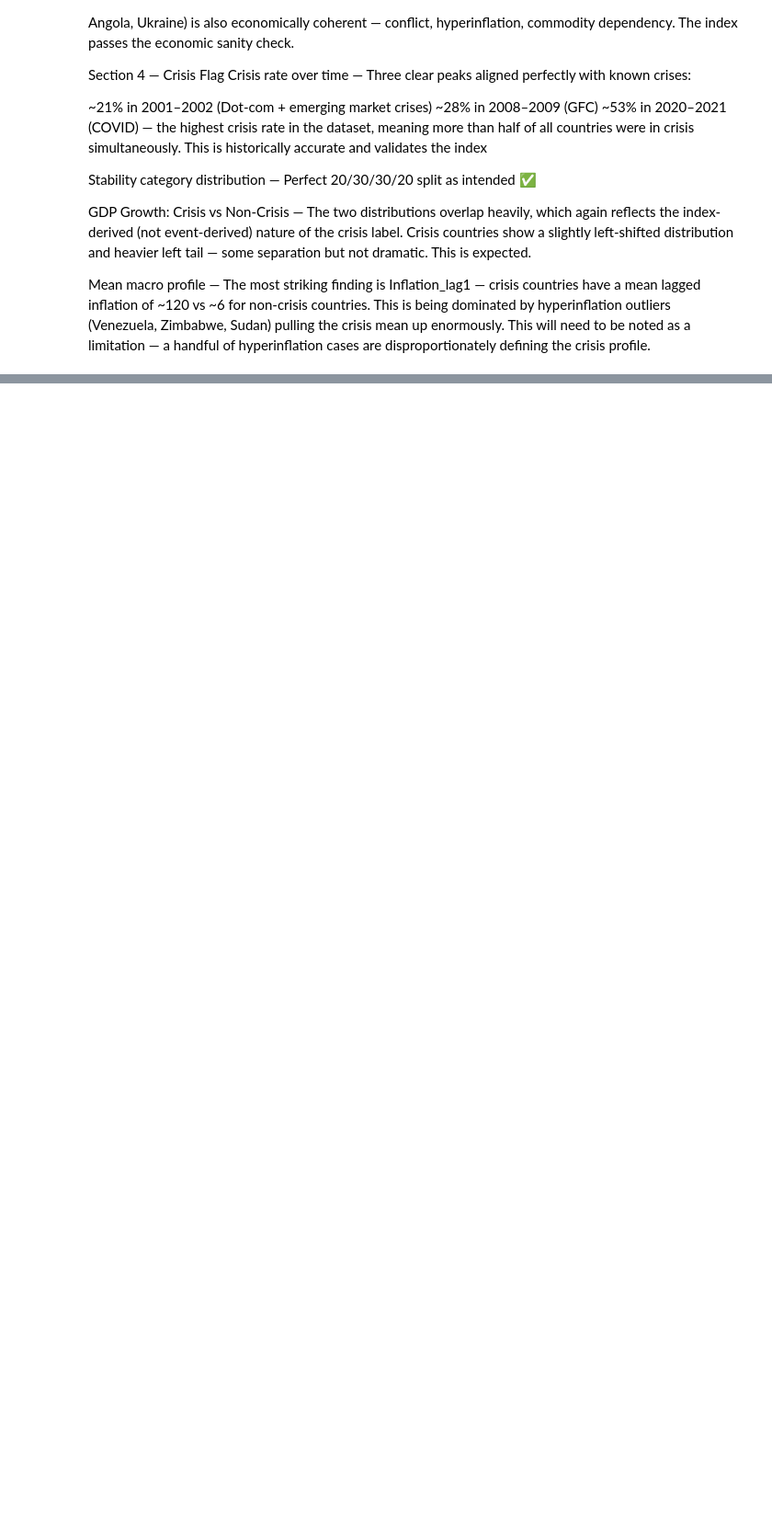
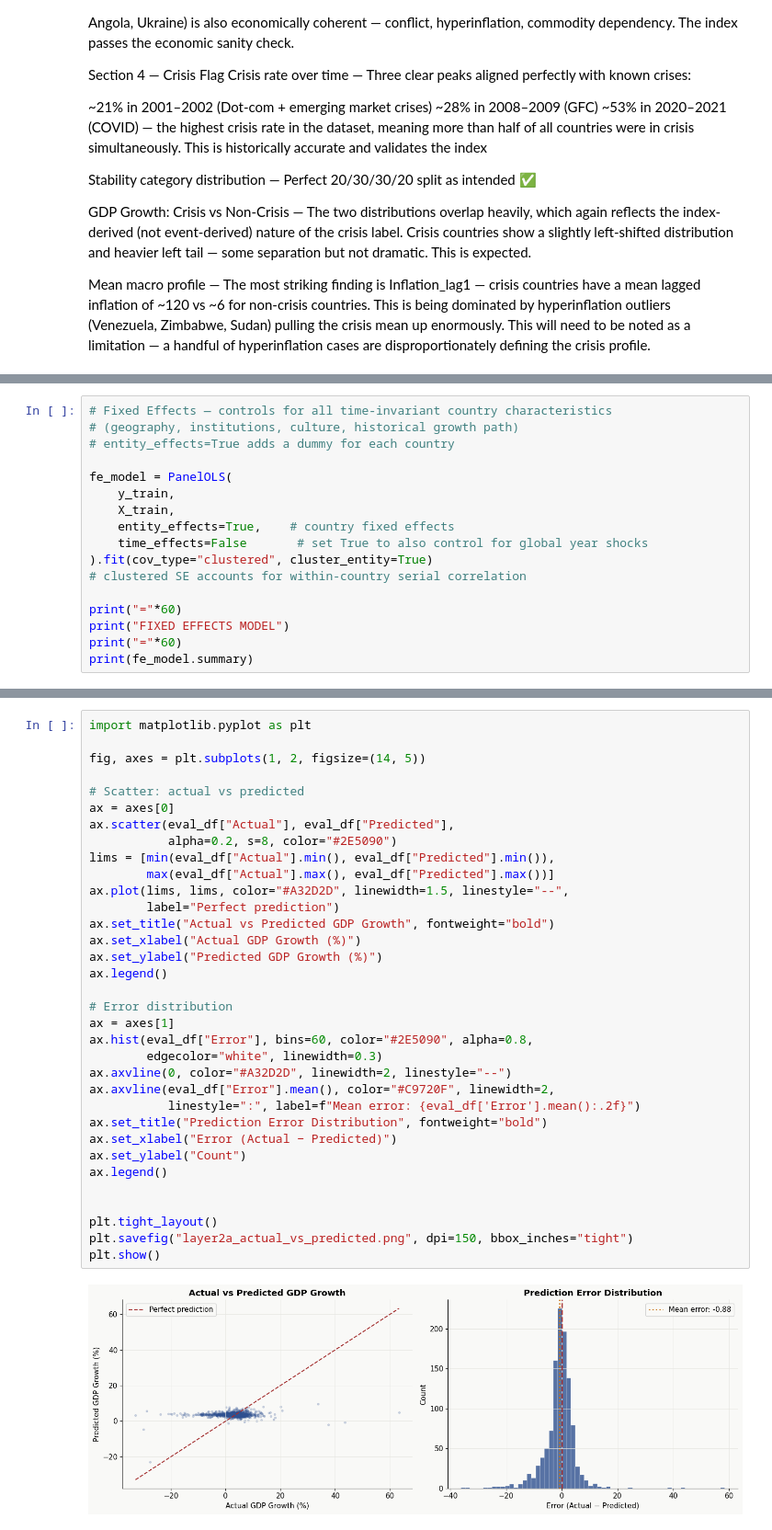
Before and after one commit to debottamc2002/Final_Project, a Jupyter notebook: Dataset/project.ipynb, the cells around one changed output, grey strips where cells are left out. Shown at 92% size. Cells and saved outputs as stored; diff of their text form; blank space fills up the shorter version.

```diff
--- a/Dataset/project.ipynb
+++ b/Dataset/project.ipynb
@@ -1397,0 +1474,17 @@ Mean macro profile — The most striking finding is Inflation_lag1 — crisis co
+# %%
+# Fixed Effects — controls for all time-invariant country characteristics
+# (geography, institutions, culture, historical growth path)
+# entity_effects=True adds a dummy for each country
+
+fe_model = PanelOLS(
+    y_train,
+    X_train,
+    entity_effects=True,    # country fixed effects
+    time_effects=False       # set True to also control for global year shocks
+).fit(cov_type="clustered", cluster_entity=True)
+# clustered SE accounts for within-country serial correlation
+
+print("="*60)
+print("FIXED EFFECTS MODEL")
+print("="*60)
+print(fe_model.summary)
@@ -1397,0 +1845,36 @@ Mean macro profile — The most striking finding is Inflation_lag1 — crisis co
+# %%
+import matplotlib.pyplot as plt
+
+fig, axes = plt.subplots(1, 2, figsize=(14, 5))
+
+# Scatter: actual vs predicted
+ax = axes[0]
+ax.scatter(eval_df["Actual"], eval_df["Predicted"],
+           alpha=0.2, s=8, color="#2E5090")
+lims = [min(eval_df["Actual"].min(), eval_df["Predicted"].min()),
+        max(eval_df["Actual"].max(), eval_df["Predicted"].max())]
+ax.plot(lims, lims, color="#A32D2D", linewidth=1.5, linestyle="--",
+        label="Perfect prediction")
+ax.set_title("Actual vs Predicted GDP Growth", fontweight="bold")
+ax.set_xlabel("Actual GDP Growth (%)")
+ax.set_ylabel("Predicted GDP Growth (%)")
+ax.legend()
+
+# Error distribution
+ax = axes[1]
+ax.hist(eval_df["Error"], bins=60, color="#2E5090", alpha=0.8,
+        edgecolor="white", linewidth=0.3)
+ax.axvline(0, color="#A32D2D", linewidth=2, linestyle="--")
+ax.axvline(eval_df["Error"].mean(), color="#C9720F", linewidth=2,
+           linestyle=":", label=f"Mean error: {eval_df['Error'].mean():.2f}")
+ax.set_title("Prediction Error Distribution", fontweight="bold")
+ax.set_xlabel("Error (Actual − Predicted)")
+ax.set_ylabel("Count")
+ax.legend()
+
+
+plt.tight_layout()
+plt.savefig("layer2a_actual_vs_predicted.png", dpi=150, bbox_inches="tight")
+plt.show()
+# %% [output]
+[figure, added]
```
Also changed, not shown: parts of 19 cells of this notebook, 4 other files.
